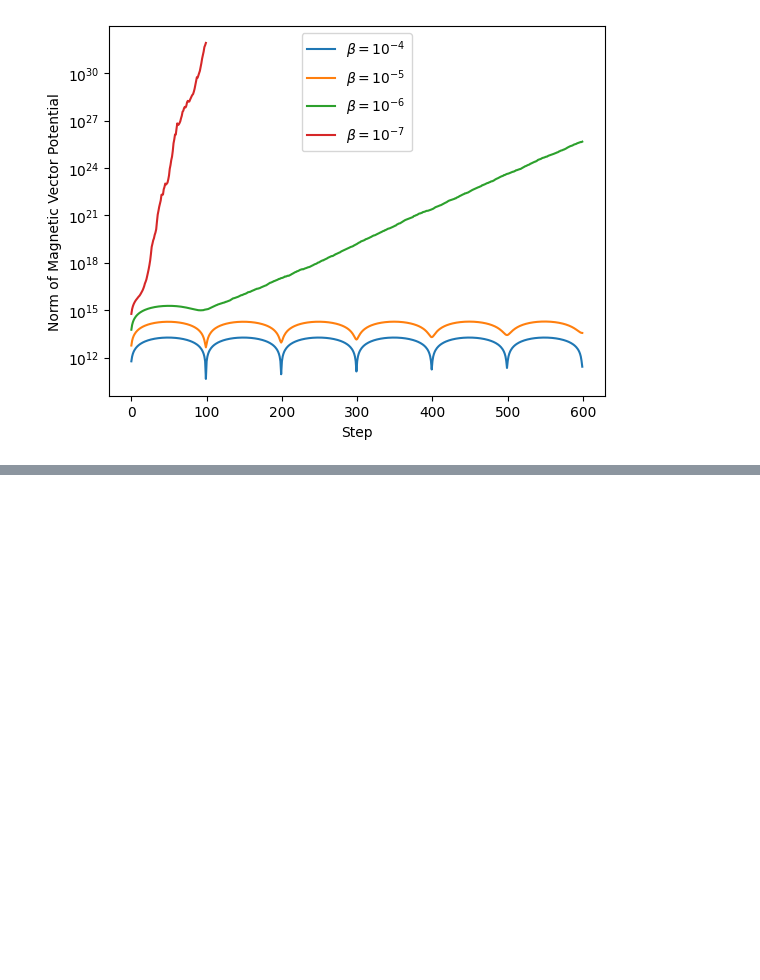
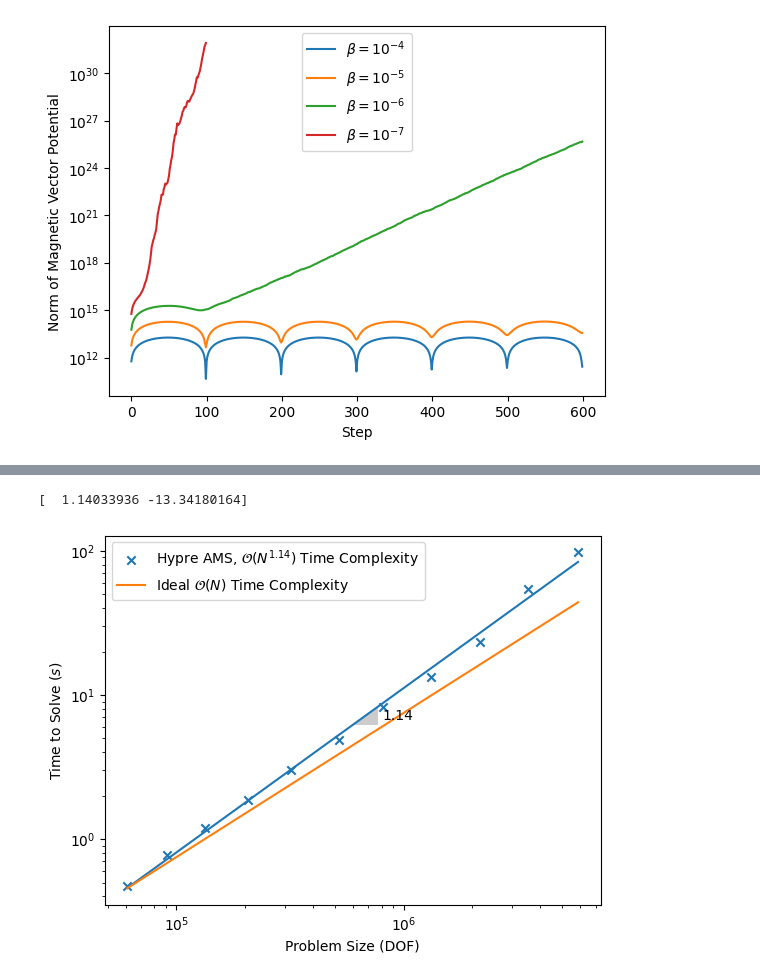
Before and after one commit to falcon75/TEAM30, a Jupyter notebook: analysis.ipynb, the cells around one changed output, grey strips where cells are left out. Cells and saved outputs as stored; diff of their text form; code cells hidden in the pictures; blank space fills up the shorter version.

Commit message:
solve 3D time and analysis

```diff
--- a/analysis.ipynb
+++ b/analysis.ipynb
@@ -35,0 +53,40 @@ fig.savefig("results/torque.pdf", bbox_inches='tight', dpi=200)
+# %%
+df = pd.read_csv("results/3D copy.csv")
+
+fig, ax = plt.subplots()
+ax.set_yscale("log")
+ax.set_xscale("log")
+ax.set_ylabel("Time to Solve ($s$)")
+ax.set_xlabel("Problem Size (DOF)")
+
+fits = []
+grads = []
+
+x = np.geomspace(np.array(df['ndofs'])[0], np.array(df['ndofs'])[-1], 10**3)
+y = lambda x, f: (x**f[0])*(np.exp(f[1]))
+
+pos = [0, 0]
+
+ltime= np.log(np.array(df['solve_time']))
+ldof = np.log(np.array(df['ndofs']))
+out = np.polyfit(ldof, ltime, 1, full=True)
+r = out[1]
+fits.append(out[0])
+grads.append(np.round(fits[-1][0], 3))
+
+x1 = x[len(x)//2] + pos[0]
+y1 = y(x1, fits[0])
+annotation.slope_marker((x1, y1), grads[0])
+ax.scatter(df['ndofs'], df['solve_time'], marker='x', label="Hypre AMS, $\mathcal{O}(N^{1.14})$ Time Complexity")
+print(fits[0])
+for i, f in enumerate(fits):
+    ax.plot(x, y(x, f))
+
+ax.plot(x, y(x, (1, -11.8)), label="Ideal $\mathcal{O}(N)$ Time Complexity")
+
+plt.legend()
+fig.savefig("results/time_3D.pdf", dpi=200, bbox_inches="tight")
+plt.show()
+# %% [output]
+[  1.14033936 -13.34180164]
+[figure, added]
```
Also changed, not shown: parts of 5 cells of this notebook, 4 other files.
